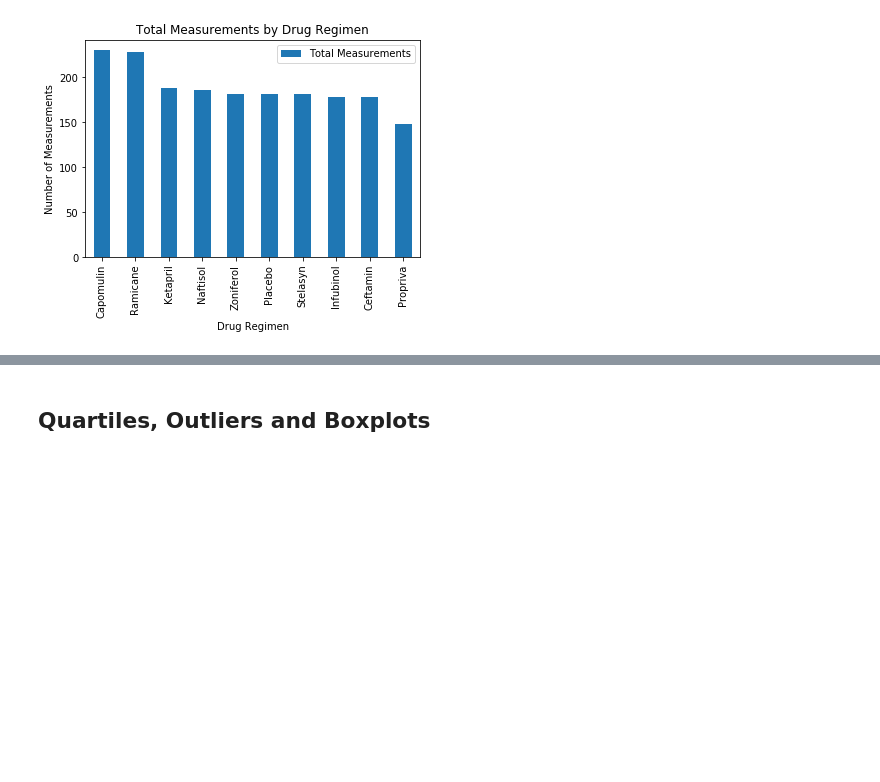
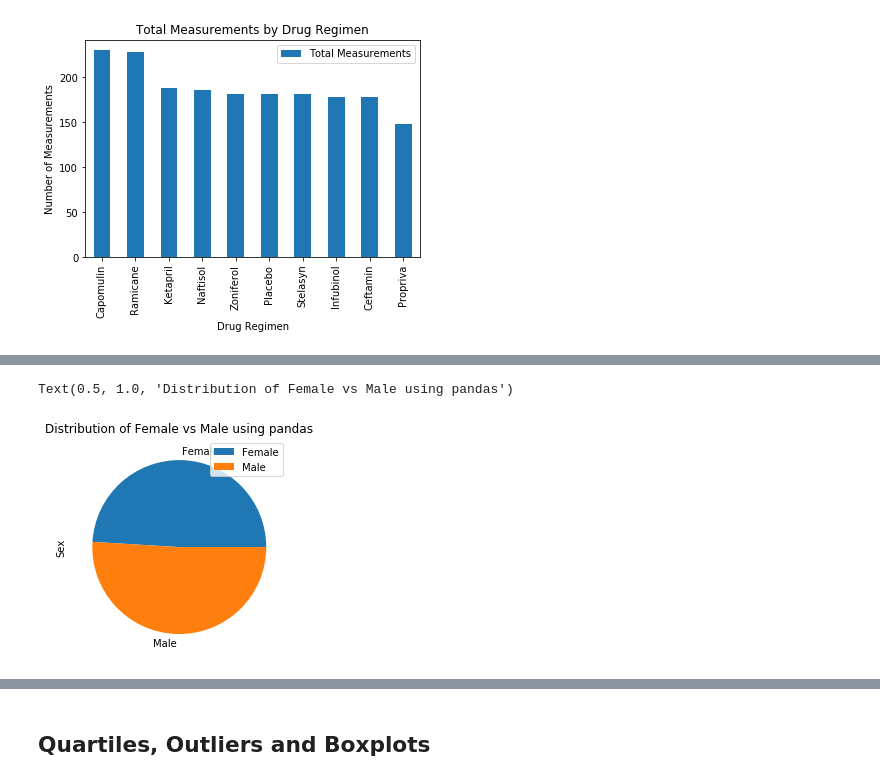
Before and after one commit to khartmann5/Matplotlib-Pymaceuticals, a Jupyter notebook: pymaceuticals_KH.ipynb, the cells around one changed output, grey strips where cells are left out. Cells and saved outputs as stored; diff of their text form; code cells hidden in the pictures; blank space fills up the shorter version.

```diff
--- a/pymaceuticals_KH.ipynb
+++ b/pymaceuticals_KH.ipynb
@@ -198,2 +203,11 @@ Text(0.5, 0, 'Drug Regimen')
 # %%
 # Generate a pie plot showing the distribution of female versus male mice using pandas
+male_female_pandas = clean_combined_mouse_data.groupby("Sex")
+male_female_count = male_female_pandas["Sex"].count()
+male_female_pandas_df = pd.DataFrame({"Sex":male_female_count})
+df2plot = male_female_pandas_df[["Sex"]]
+ax=df2plot.plot(kind="pie",subplots=True)
+plt.title("Distribution of Female vs Male using pandas")
+# %% [output]
+Text(0.5, 1.0, 'Distribution of Female vs Male using pandas')
+[figure, added]
```
Also changed, not shown: parts of 3 cells of this notebook.
